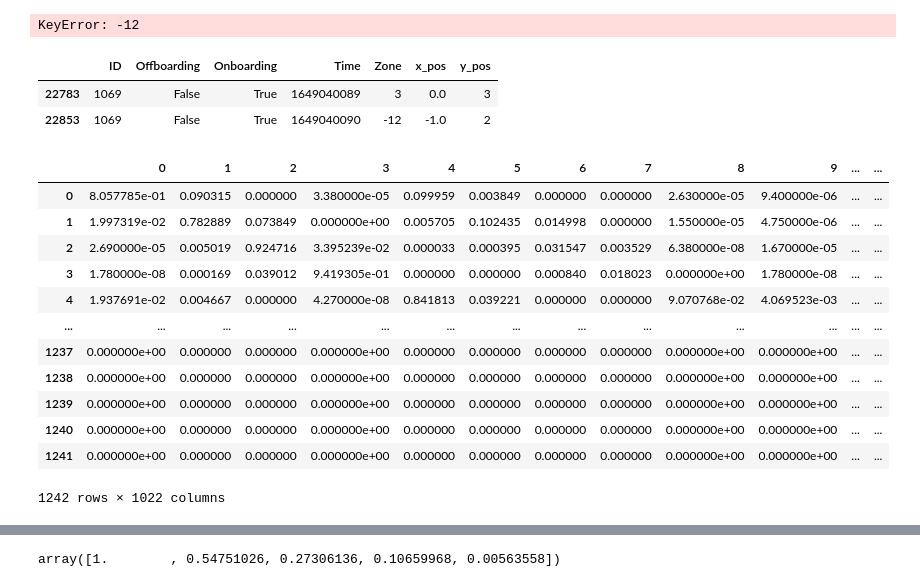
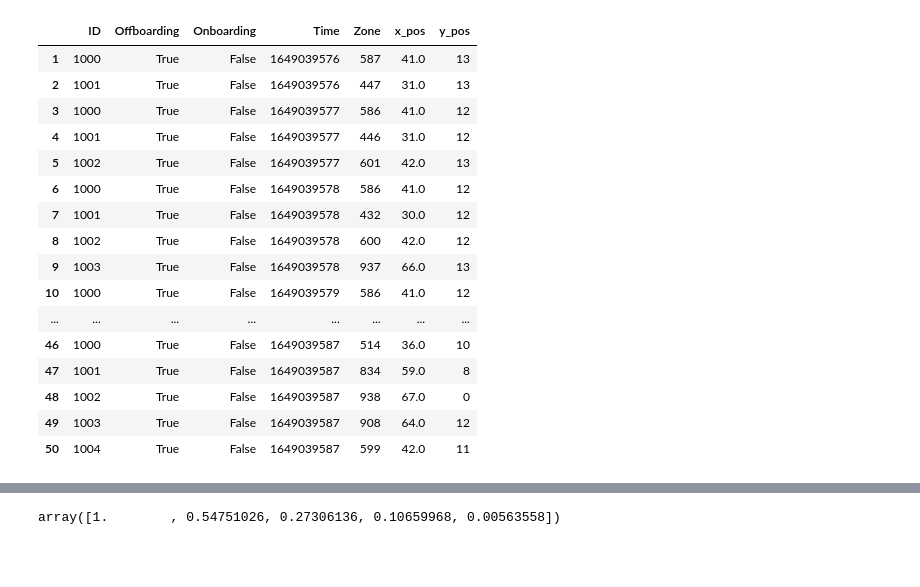
Before and after one commit to mauribadnights/sociophysics, a Jupyter notebook: simulator/simulator1.ipynb, the cells around one changed output, grey strips where cells are left out. Drawn from its saved outputs; the diff is of its cells as text; code cells hidden in the pictures; blank space fills up the shorter version.

```diff
--- a/simulator/simulator1.ipynb
+++ b/simulator/simulator1.ipynb
@@ -193,9 +193,9 @@ def adjust_probability(probabilities, density):
 def get_new_zone(current_zone, markov_matrix):
 
     #Get the probabilities for the zone and apply the randomness
-    probabilities = get_probability_matrix(markov_matrix,current_zone)
+    probabilities_unadjusted = get_probability_matrix(markov_matrix,current_zone)
     densities = get_density_matrix(density,current_zone) #Densities in the adjacent zones
-    probabilities = adjust_probability(probabilities, densities)
+    probabilities = adjust_probability(probabilities_unadjusted, densities)
 
     i = 0 #Iterator to keep track of which column/movement must be selected
     if (sum(probabilities) == 0):
@@ -213,7 +213,10 @@ def get_new_zone(current_zone, markov_matrix):
     coord_offset = array_index_to_zone_offset(i)
     current_coord = zone_to_coordinate(current_zone)
     new_coord = (current_coord[0] + coord_offset[0], current_coord[1] + coord_offset[1])
-    return coordinate_to_zone(new_coord)
+    new_zone = coordinate_to_zone(new_coord)
+    if (new_zone < 0):
+        new_zone = 0
+    return new_zone
 # %%
 #Change the position of people according to the corresponding markov matrix
 def move():
@@ -246,9 +249,6 @@ def move():
 
     for onboarder_ID, current_zone in onboarding_people_locs.items():
 
-        if (current_zone < 0):
-            print(current_zone,onboarder_ID)
-
         new_zone = get_new_zone(current_zone, markov_matrix)
 
         onboarding_people_locs[onboarder_ID] = new_zone
@@ -263,12 +263,12 @@ def move():
 zone_rows = 14
 zone_columns = 67
 n_zones = zone_rows * zone_columns
-void_zones = 0 #Number of zones that people can disappear to
+void_zones = 1 #Number of zones that people can disappear to
 
 #Variables that have to be determined in different steps
-markov_matrix_offboarding = pd.read_csv('test_markov_matrix.csv', header=None)
-markov_matrix_onboarding_no_train =  pd.read_csv('test_markov_matrix.csv', header=None)
-markov_matrix_onboarding_train =  pd.read_csv('test_markov_matrix.csv',header=None)
+markov_matrix_offboarding = pd.read_csv('../matrix_generator/results/offboarding/average.csv', header=None)
+markov_matrix_onboarding_no_train =  pd.read_csv('../matrix_generator/results/onboarding_no_train/average.csv', header=None)
+markov_matrix_onboarding_train =  pd.read_csv('../matrix_generator/results/onboarding_top/average.csv',header=None)
 density_influence_table = None
 people_in_dictionary_off = get_spawn_lib('offboarding') #[50,51,52,53,54,55]}
 people_in_dictionary_on = get_spawn_lib('onboarding') #[1,2,3,4,5,6]}
@@ -282,7 +282,7 @@ onboarding_people_locs = {} #Dictionary with person IDs as keys and zone IDs as
 max_density = 4 #TODO
 zone_area = 2 #TODO
 #Set all densities to 0
-density_0 = np.zeros([zone_rows,zone_columns])
+density_0 = np.zeros([zone_rows,zone_columns+1])
 density = density_0 #Dictionary with zone IDs as keys and density as values
 
 #Create dataframe to store the data over time
@@ -315,5 +315,5 @@ simulation_df = pd.DataFrame(list(simulation_tuple), columns = ['ID','Offboardin
 simulation_df = simulation_df.drop(0)
 simulation_df['x_pos'] = simulation_df['Zone'].divide(zone_rows).apply(np.floor)
 simulation_df['y_pos'] = (simulation_df['Zone']).mod(zone_rows)
-simulation_df.head()
+simulation_df.head(50)
 # %% [output]
@@ -321,27 +321,17 @@ simulation_df.head()
-KeyError: -12
+|  | ID | Offboarding | Onboarding | Time | Zone | x_pos | y_pos |
+| 1 | 1000 | True | False | 1649039576 | 587 | 41.0 | 13 |
+| 2 | 1001 | True | False | 1649039576 | 447 | 31.0 | 13 |
+| 3 | 1000 | True | False | 1649039577 | 586 | 41.0 | 12 |
+| 4 | 1001 | True | False | 1649039577 | 446 | 31.0 | 12 |
+| 5 | 1002 | True | False | 1649039577 | 601 | 42.0 | 13 |
+| 6 | 1000 | True | False | 1649039578 | 586 | 41.0 | 12 |
+| 7 | 1001 | True | False | 1649039578 | 432 | 30.0 | 12 |
+| 8 | 1002 | True | False | 1649039578 | 600 | 42.0 | 12 |
+| 9 | 1003 | True | False | 1649039578 | 937 | 66.0 | 13 |
+| 10 | 1000 | True | False | 1649039579 | 586 | 41.0 | 12 |
+| ... | ... | ... | ... | ... | ... | ... | ... |
+| 46 | 1000 | True | False | 1649039587 | 514 | 36.0 | 10 |
+| 47 | 1001 | True | False | 1649039587 | 834 | 59.0 | 8 |
+| 48 | 1002 | True | False | 1649039587 | 938 | 67.0 | 0 |
+| 49 | 1003 | True | False | 1649039587 | 908 | 64.0 | 12 |
+| 50 | 1004 | True | False | 1649039587 | 599 | 42.0 | 11 |
-# %%
-simulation_df = pd.DataFrame(list(simulation_tuple), columns = ['ID','Offboarding','Onboarding','Time','Zone'])
-simulation_df = simulation_df.drop(0)
-simulation_df['x_pos'] = simulation_df['Zone'].divide(zone_rows).apply(np.floor)
-simulation_df['y_pos'] = (simulation_df['Zone']).mod(zone_rows)
-simulation_df[simulation_df['ID'] == 1069].tail(60)
-# %% [output]
-|  | ID | Offboarding | Onboarding | Time | Zone | x_pos | y_pos |
-| 22783 | 1069 | False | True | 1649040089 | 3 | 0.0 | 3 |
-| 22853 | 1069 | False | True | 1649040090 | -12 | -1.0 | 2 |
-# %%
-markov_matrix_offboarding
-# %% [output]
-|  | 0 | 1 | 2 | 3 | 4 | 5 | 6 | 7 | 8 | 9 | ... | ... |
-| 0 | 8.057785e-01 | 0.090315 | 0.000000 | 3.380000e-05 | 0.099959 | 0.003849 | 0.000000 | 0.000000 | 2.630000e-05 | 9.400000e-06 | ... | ... |
-| 1 | 1.997319e-02 | 0.782889 | 0.073849 | 0.000000e+00 | 0.005705 | 0.102435 | 0.014998 | 0.000000 | 1.550000e-05 | 4.750000e-06 | ... | ... |
-| 2 | 2.690000e-05 | 0.005019 | 0.924716 | 3.395239e-02 | 0.000033 | 0.000395 | 0.031547 | 0.003529 | 6.380000e-08 | 1.670000e-05 | ... | ... |
-| 3 | 1.780000e-08 | 0.000169 | 0.039012 | 9.419305e-01 | 0.000000 | 0.000000 | 0.000840 | 0.018023 | 0.000000e+00 | 1.780000e-08 | ... | ... |
-| 4 | 1.937691e-02 | 0.004667 | 0.000000 | 4.270000e-08 | 0.841813 | 0.039221 | 0.000000 | 0.000000 | 9.070768e-02 | 4.069523e-03 | ... | ... |
-| ... | ... | ... | ... | ... | ... | ... | ... | ... | ... | ... | ... | ... |
-| 1237 | 0.000000e+00 | 0.000000 | 0.000000 | 0.000000e+00 | 0.000000 | 0.000000 | 0.000000 | 0.000000 | 0.000000e+00 | 0.000000e+00 | ... | ... |
-| 1238 | 0.000000e+00 | 0.000000 | 0.000000 | 0.000000e+00 | 0.000000 | 0.000000 | 0.000000 | 0.000000 | 0.000000e+00 | 0.000000e+00 | ... | ... |
-| 1239 | 0.000000e+00 | 0.000000 | 0.000000 | 0.000000e+00 | 0.000000 | 0.000000 | 0.000000 | 0.000000 | 0.000000e+00 | 0.000000e+00 | ... | ... |
-| 1240 | 0.000000e+00 | 0.000000 | 0.000000 | 0.000000e+00 | 0.000000 | 0.000000 | 0.000000 | 0.000000 | 0.000000e+00 | 0.000000e+00 | ... | ... |
-| 1241 | 0.000000e+00 | 0.000000 | 0.000000 | 0.000000e+00 | 0.000000 | 0.000000 | 0.000000 | 0.000000 | 0.000000e+00 | 0.000000e+00 | ... | ... |
-1242 rows × 1022 columns
```
Also changed, not shown: parts of 6 cells of this notebook, 1 other file.
